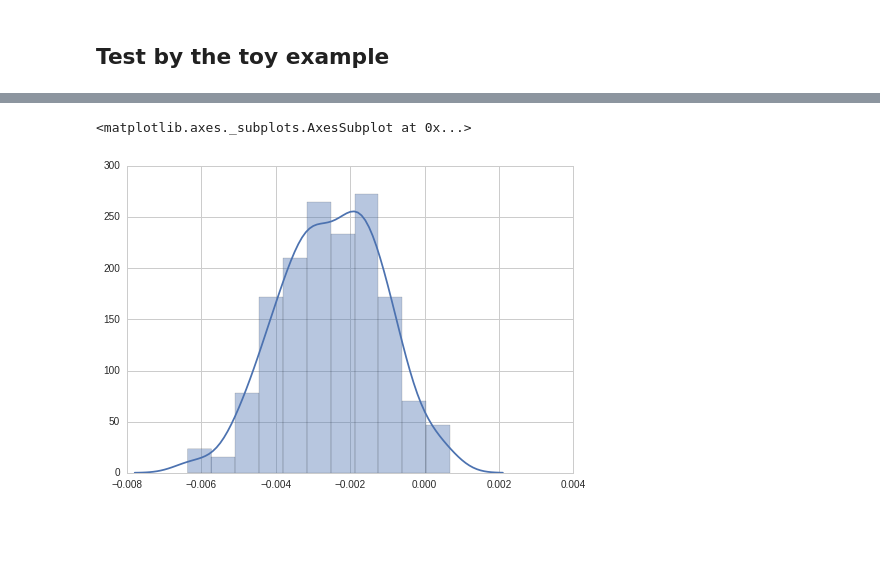
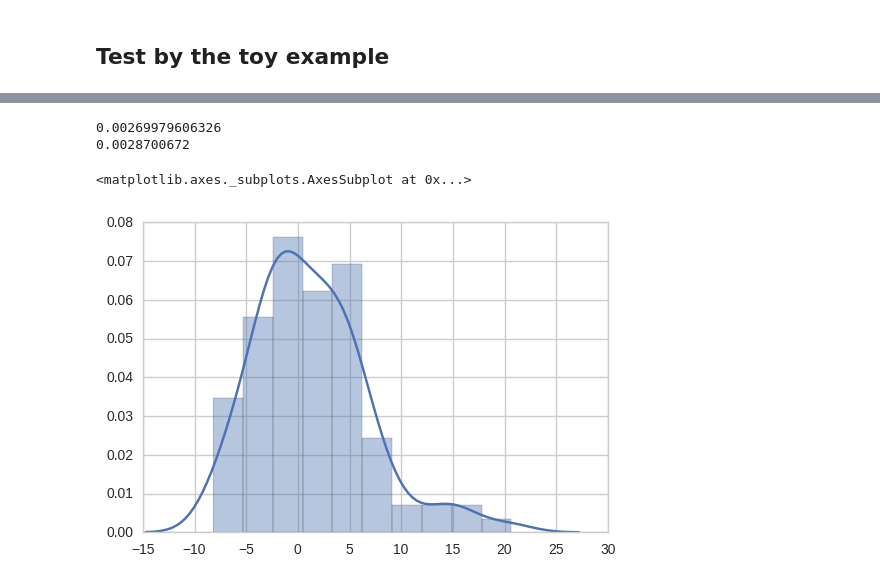
Before and after one commit to MGIMM/Rare-Events, a Jupyter notebook: simulation/editing_pyrare.ipynb, the cells around one changed output, grey strips where cells are left out. Saved outputs shown, nothing was run; the diff lists cells and outputs as text; code cells hidden in the pictures; blank space fills up the shorter version.

```diff
--- a/simulation/editing_pyrare.ipynb
+++ b/simulation/editing_pyrare.ipynb
@@ -284,41 +273,3 @@ V
-# %%
-def var_estimator(xi,A):
-    n = np.shape(xi)[0]-1
-    N = N_test
-    O = np.zeros((n+1,n+1,N))
-    for p in range(n+1):
-        for q in np.arange(p,n+1):
-            for i in range(N):
-                k = q
-                anc = i
-                while k>p:
-                    anc = A[k-1][anc]
-                    k -= 1
-                O[p][q][i] = anc
-
-
-    I_n = []
-    for i in range(N):
-        if xi[n][i]> level_test:
-            I_n += [i]
-
-    V = 0
-    nb_c = np.zeros((n,N))
-    for p in np.arange(1,n+1):
-        for k in range(N):
-            nb_c = 0
-            for i in I_n:
-                if O[p-1][n][i] == k:
-                    nb_c += 1
-            if nb_c>=2:
-                varnothing_p_1 = 0
-                for z in range(N):
-                    if O[0][p-1][z] != O[0][p-1][k]:
-                        varnothing_p_1 += 1
-                V += nb_c*(nb_c-1)*varnothing_p_1
-
-    V *= N**(n-1)*1.0/(N-1)**(n+1)
-    return V
 # %%
 var_estimator(xi,A)
 # %% [output]
@@ -346,8 +296,14 @@ params[0]
+# %%
+print (params[0])
+print (np.mean(list_p))
+# %% [output]
+0.00269979606326
+0.0028700672
 # %%
-sns.distplot(list_p- params[0])
+sns.distplot(np.sqrt(N)*(list_p- params[0])/p_0_test**params[2])
 # %% [output]
 <matplotlib.axes._subplots.AxesSubplot at 0x...>
-[figure, old version]
+[figure, new version]
 # %%
 np.mean(list_var)
 # %% [output]
```
Also changed, not shown: parts of 17 cells of this notebook.
